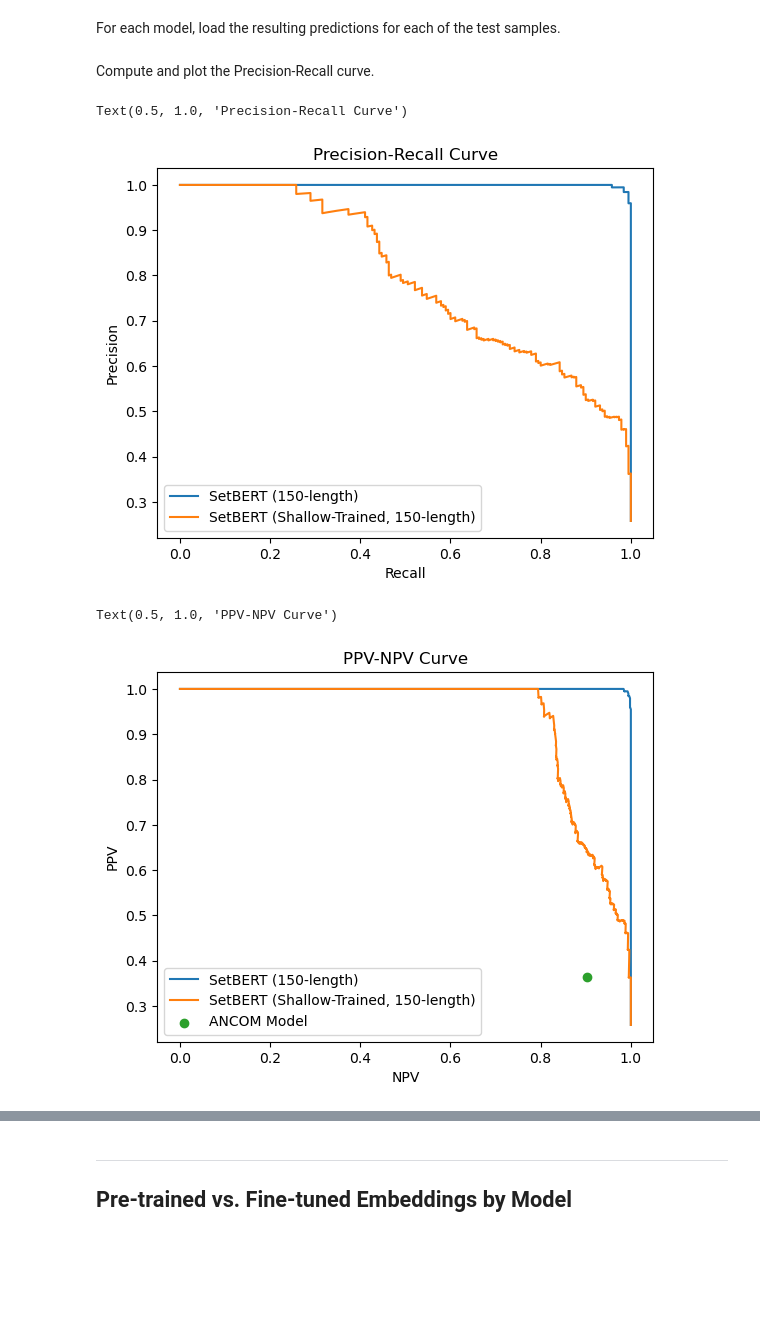
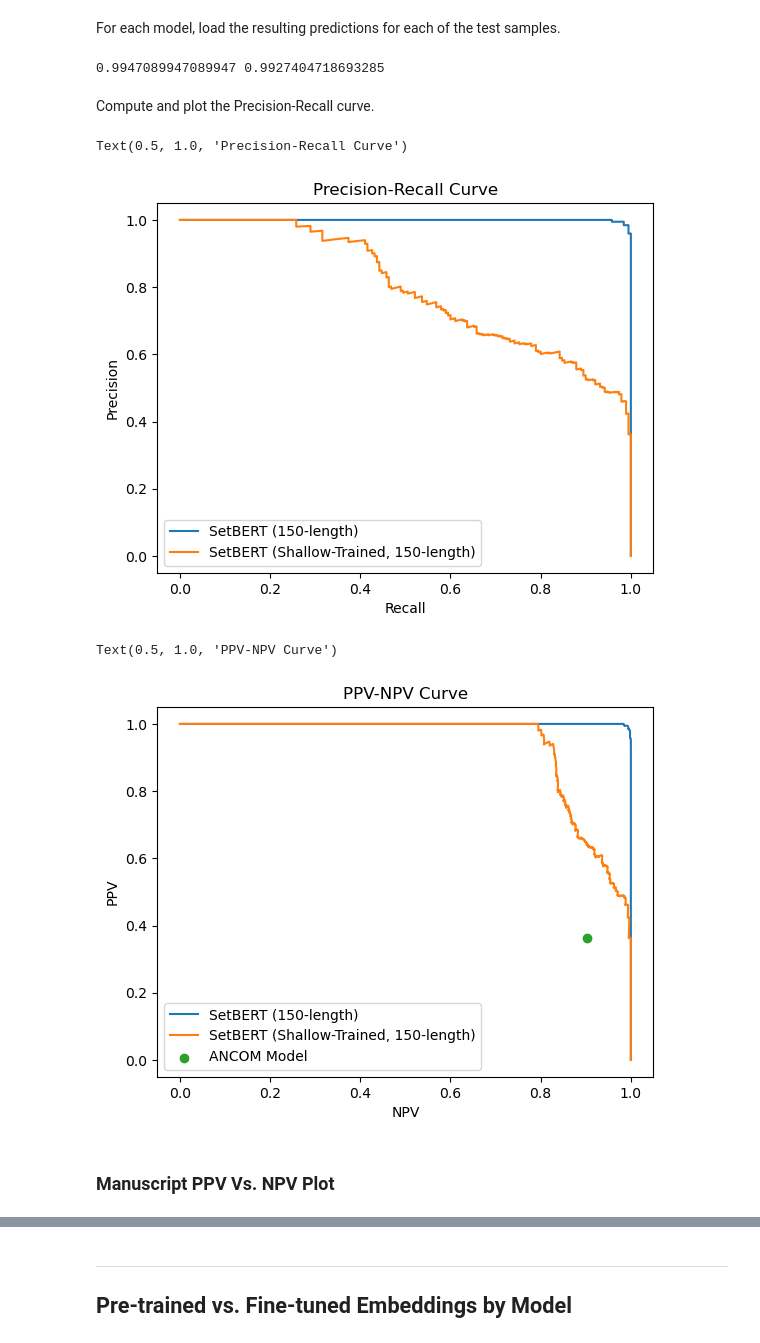
Before and after one commit to DLii-Research/setbert, a Jupyter notebook: notebooks/SFD Only Analysis.ipynb, the cells around one changed output, grey strips where cells are left out. Cells and saved outputs as stored; diff of their text form; code cells hidden in the pictures; blank space fills up the shorter version.

```diff
--- a/notebooks/SFD Only Analysis.ipynb
+++ b/notebooks/SFD Only Analysis.ipynb
@@ -34,4 +35,4 @@ pd.set_option('display.max_colwidth', None)
 # %% [markdown]
 ## Paths
 # %%
-log_path = Path(os.environ["log_path"])
+log_path = Path(os.environ["log_path"]) / "sfd"
@@ -82,33 +86,52 @@ for model_name, model in models.items():
             results[model_name]["predictions"].append(np.mean(predictions))
     results[model_name]["labels"] = np.array(results[model_name]["labels"])
     results[model_name]["predictions"] = np.array(results[model_name]["predictions"])
+# %%
+for model_name, result in results.items():
+    y_true = results[model_name]["labels"]
+    y_pred = results[model_name]["predictions"].flatten()
+    ppv, npv, thresholds = ppv_npv_curve(y_true, y_pred, pad=True)
+
+    i = np.argmin(np.abs(ppv - npv))
+
+    print(ppv[i], npv[i])
+
+    break
+# %% [output]
+0.9947089947089947 0.9927404718693285
 # %% [markdown]
 Compute and plot the Precision-Recall curve.
 # %%
 for model_name in results:
     y_true = results[model_name]["labels"]
     y_pred = results[model_name]["predictions"].flatten()
     precision, recall, thresholds = precision_recall_curve(y_true, y_pred)
-    plt.plot(recall, precision, label=model_name)
+    plt.plot(np.concatenate(([1.0], recall)), np.concatenate(([0.0], precision)), label=model_name)
 plt.legend()
+plt.xlim((-0.05, 1.05))
+plt.ylim((-0.05, 1.05))
 plt.xlabel("Recall")
 plt.ylabel("Precision")
 plt.title("Precision-Recall Curve")
 # %% [output]
 Text(0.5, 1.0, 'Precision-Recall Curve')
-[figure, old version]
+[figure, new version]
 # %%
 for model_name in results:
     y_true = results[model_name]["labels"]
     y_pred = results[model_name]["predictions"].flatten()
     ppv, npv, thresholds = ppv_npv_curve(y_true, y_pred, pad=True)
-    plt.plot(npv, ppv, label=model_name)
+    plt.plot(np.concatenate(([1.0], npv)), np.concatenate(([0.0], ppv)), label=model_name)
     plt.scatter([], [])
 plt.scatter([ancom_model_npv_ppv[0]], [ancom_model_npv_ppv[1]], label="ANCOM Model")
 plt.legend()
+plt.xlim((-0.05, 1.05))
+plt.ylim((-0.05, 1.05))
 plt.xlabel("NPV")
 plt.ylabel("PPV")
 plt.title("PPV-NPV Curve")
 # %% [output]
 Text(0.5, 1.0, 'PPV-NPV Curve')
-[figure, old version]
+[figure, new version]
+# %% [markdown]
+### Manuscript PPV Vs. NPV Plot
```
Also changed, not shown: parts of 20 cells of this notebook, 3 other files.
